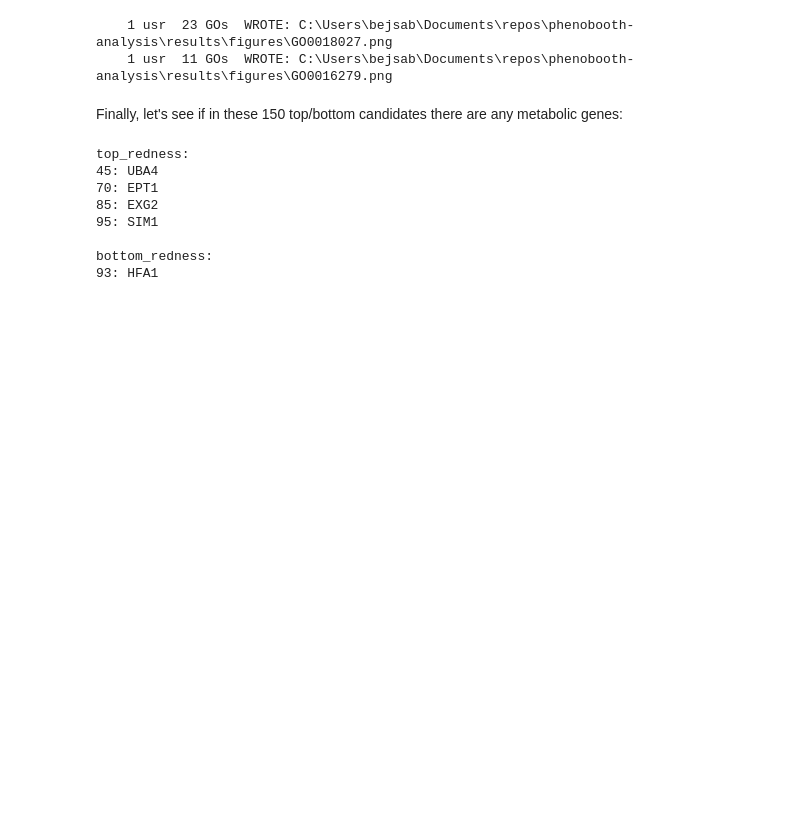
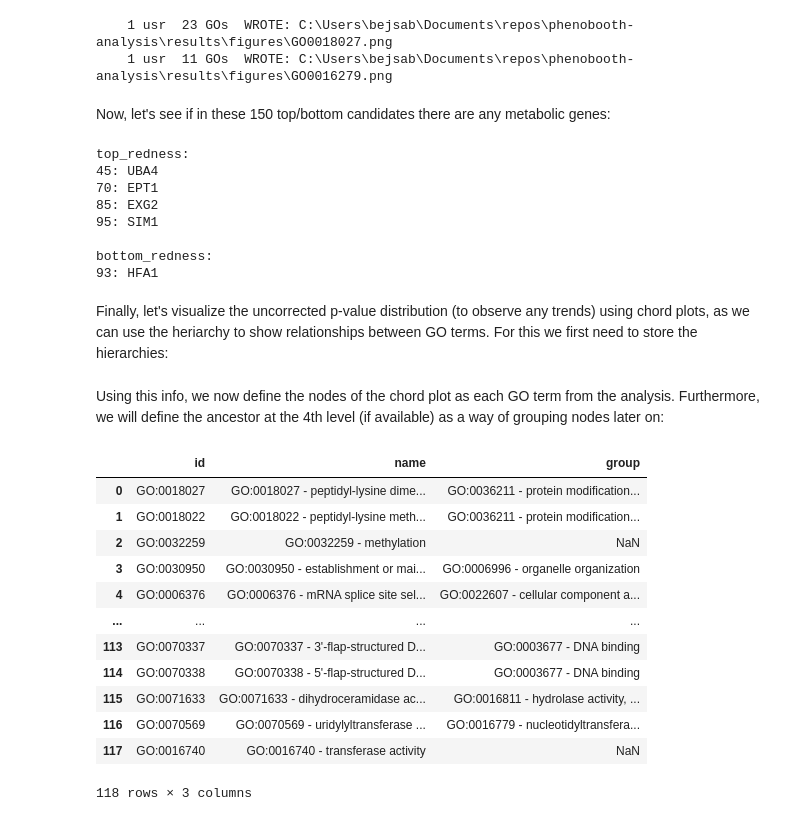
Before and after one commit to computer-aided-biotech/phenobooth-analysis, a Jupyter notebook: code/over_representation_analysis.ipynb, the cells around one changed output. Drawn from its saved outputs; the diff is of its cells as text; code cells hidden in the pictures; blank space fills up the shorter version.

```diff
--- a/code/over_representation_analysis.ipynb
+++ b/code/over_representation_analysis.ipynb
@@ -544,7 +544,7 @@ for GOterm in sig_results:
     1 usr  23 GOs  WROTE: C:\Users\bejsab\Documents\repos\phenobooth-analysis\results\figures\GO0018027.png
     1 usr  11 GOs  WROTE: C:\Users\bejsab\Documents\repos\phenobooth-analysis\results\figures\GO0016279.png
 # %% [markdown]
-Finally, let's see if in these 150 top/bottom candidates there are any metabolic genes:
+Now, let's see if in these 150 top/bottom candidates there are any metabolic genes:
 # %%
 def find_metabolic(data, group_name):
     print(group_name + ":")
@@ -568,3 +568,57 @@ top_redness:
 
 bottom_redness:
 93: HFA1
+# %% [markdown]
+Finally, let's visualize the uncorrected p-value distribution (to observe any trends) using chord plots, as we can use the heriarchy to show relationships between GO terms. For this we first need to store the hierarchies:
+# %%
+from goatools.gosubdag.gosubdag import GoSubDag
+
+# Function for getting all ancestors from a GO term:
+def get_ancestors(goid):
+    gosubdag = GoSubDag(goid, godag, prt=None)
+    ancestors = list()
+    for a_go in gosubdag.rcntobj.go2ancestors[goid]:
+        ancestor_info = gosubdag.go2nt[a_go]._asdict()
+        ancestor = {}
+        ancestor["GOlvl"] = ancestor_info["level"]
+        ancestor["GOterm"] = ancestor_info["GO"]
+        ancestor["GOname"] = ancestor_info["GO_name"]
+        ancestors.append(ancestor)
+    ancestors = sorted(ancestors, key=lambda k: k['GOlvl'])
+    return ancestors
+
+# Get (uncorrected) significant GO terms:
+goea_tr = goea_return_sig(data.head(150), "top_redness", "uncorrected")
+
+# Get ancestors for all GO terms:
+ancestors_tr = list()
+for go in goea_tr:
+    ancestors = {}
+    ancestors[go.GO] = get_ancestors(go.GO)
+    ancestors_tr.append(ancestors)
+# %% [markdown]
+Using this info, we now define the nodes of the chord plot as each GO term from the analysis. Furthermore, we will define the ancestor at the 4th level (if available) as a way of grouping nodes later on:
+# %%
+# Get nodes for chord plot:
+nodes = pd.DataFrame(columns=["id", "name", "group"], index=range(0,len(goea_tr)))
+for (idx, GOterm) in enumerate(goea_tr):
+    nodes.loc[idx,"id"] = GOterm.GO
+    nodes.loc[idx,"name"] = f"{GOterm.GO} - {GOterm.name}"
+    for ancestor in ancestors_tr[idx][GOterm.GO]:
+        if ancestor["GOlvl"] == 4:
+            nodes.loc[idx,"group"] = f"{ancestor['GOterm']} - {ancestor['GOname']}"
+nodes
+# %% [output]
+|  | id | name | group |
+| 0 | GO:0018027 | GO:0018027 - peptidyl-lysine dime... | GO:0036211 - protein modification... |
+| 1 | GO:0018022 | GO:0018022 - peptidyl-lysine meth... | GO:0036211 - protein modification... |
+| 2 | GO:0032259 | GO:0032259 - methylation | NaN |
+| 3 | GO:0030950 | GO:0030950 - establishment or mai... | GO:0006996 - organelle organization |
+| 4 | GO:0006376 | GO:0006376 - mRNA splice site sel... | GO:0022607 - cellular component a... |
+| ... | ... | ... | ... |
+| 113 | GO:0070337 | GO:0070337 - 3'-flap-structured D... | GO:0003677 - DNA binding |
+| 114 | GO:0070338 | GO:0070338 - 5'-flap-structured D... | GO:0003677 - DNA binding |
+| 115 | GO:0071633 | GO:0071633 - dihydroceramidase ac... | GO:0016811 - hydrolase activity, ... |
+| 116 | GO:0070569 | GO:0070569 - uridylyltransferase ... | GO:0016779 - nucleotidyltransfera... |
+| 117 | GO:0016740 | GO:0016740 - transferase activity | NaN |
+118 rows × 3 columns
```
Also changed, not shown: parts of 11 cells of this notebook, 1 other file.
